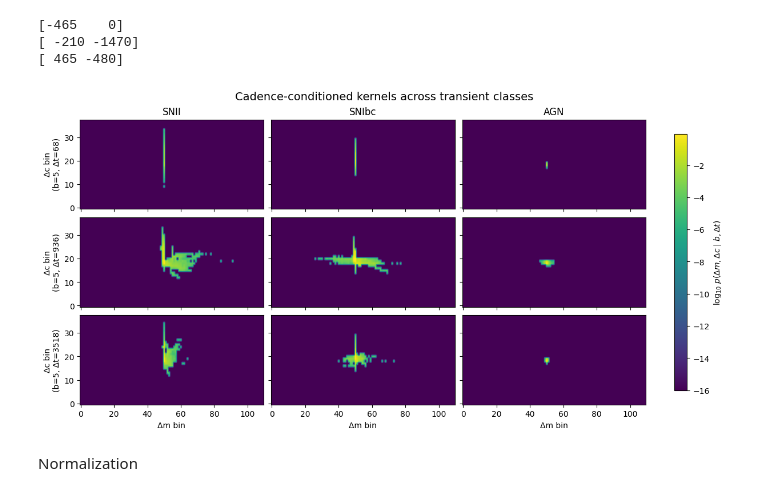
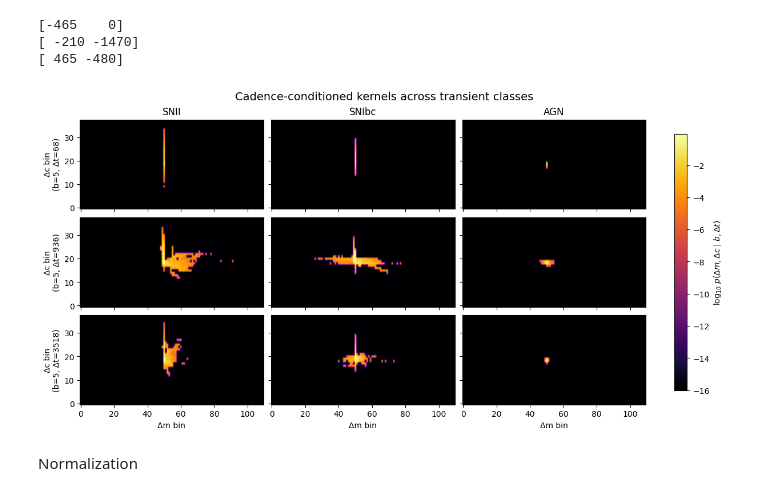
Before and after one commit to Rachel-0420/Cross-Entropy-Fast-Transient, a Jupyter notebook: cross_entropy_btw_supernovae.ipynb, the cells around one changed output. Cells and saved outputs as stored; diff of their text form; code cells hidden in the pictures.

Commit message:
colormap changed from viridis to inferno to avoid the perception of discreteness

```diff
--- a/cross_entropy_btw_supernovae.ipynb
+++ b/cross_entropy_btw_supernovae.ipynb
@@ -332,7 +332,7 @@ for row, (b, t) in enumerate(pair_list_2):
             logK.T,
             origin="lower",
             aspect="auto",
-            cmap="viridis"
+            cmap="inferno"
         )
 
         # titles
@@ -561,35 +561,35 @@ for row, (b, t) in enumerate(pair_time_final):
         # log scale (safe)
         logK = np.log10(np.clip(K, 1e-16, None))
 
         im = ax.imshow(
             logK.T,
             origin="lower",
             aspect="auto",
-            cmap="viridis"
+            cmap="inferno"
         )
 
         # titles
         if row == 0:
             ax.set_title(cls)
         if col == 0:
             ax.set_ylabel(f"Δc bin\n(b={b}, Δt={t})")
         if row == 2:
             ax.set_xlabel("Δm bin")
 
 # single shared colorbar
 cbar = fig.colorbar(
     im,
     ax=axes,
     location="right",
     shrink=0.9
 )
 cbar.set_label(r"$\log_{10}\, p(\Delta m, \Delta c \mid b, \Delta t)$")
 
 fig.suptitle("Cadence-conditioned kernels across transient classes", fontsize=14)
 
 plt.show()
 # %% [output]
-[figure, old version]
+[figure, new version]
 # %% [markdown]
 Normalization
 # %%
```
Also changed, not shown: parts of 1 cell of this notebook.
